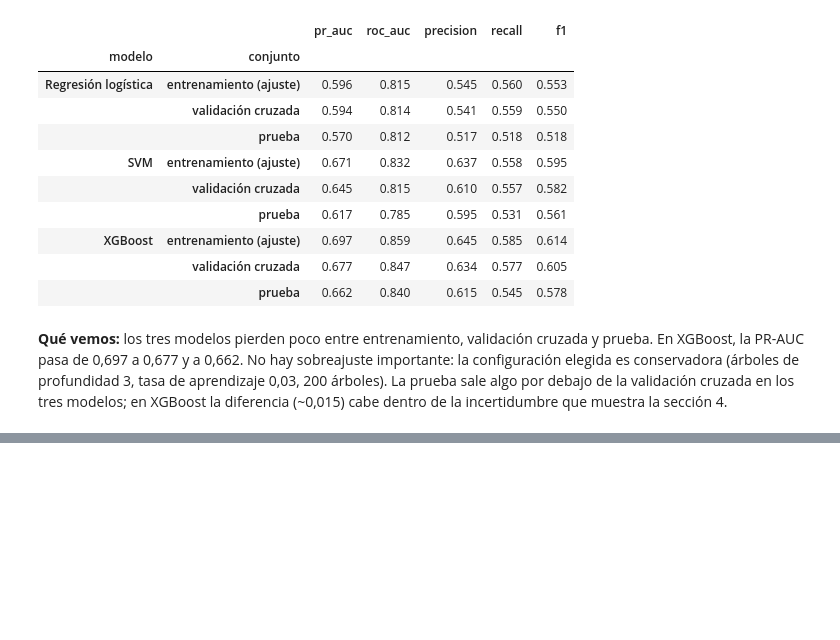
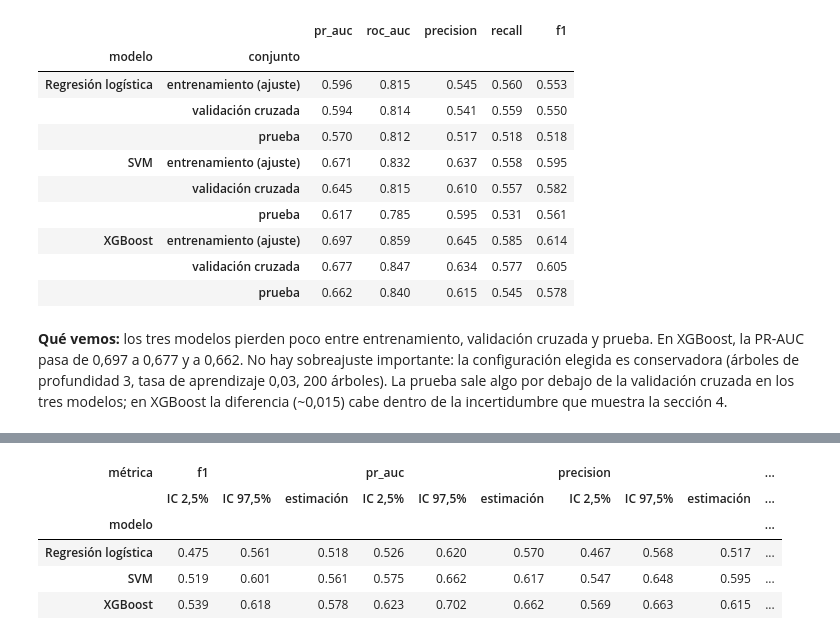
Before and after one commit to Danielfts/MINE-ciencia-de-datos, a Jupyter notebook: Taller 2/notebooks/05_evaluacion.ipynb, the cells around one changed output, grey strips where cells are left out. Drawn from its saved outputs; the diff is of its cells as text; code cells hidden in the pictures; blank space fills up the shorter version.

```diff
--- a/Taller 2/notebooks/05_evaluacion.ipynb
+++ b/Taller 2/notebooks/05_evaluacion.ipynb
@@ -255,0 +263,32 @@ tres modelos; en XGBoost la diferencia (\~0,015) cabe dentro de la incertidumbre
+# %%
+rng = np.random.default_rng(SEMILLA)
+yt = y_test.to_numpy()
+idx_boot = rng.integers(0, len(yt), size=(B, len(yt)))
+METRICAS_BOOT = ['pr_auc', 'roc_auc', 'precision', 'recall', 'f1']
+
+def bootstrap(prob, umbral):
+    pred = (prob >= umbral).astype(int)
+    res = np.empty((B, len(METRICAS_BOOT)))
+    for b, idx in enumerate(idx_boot):
+        yy, pp, dd = yt[idx], prob[idx], pred[idx]
+        res[b] = [average_precision_score(yy, pp), roc_auc_score(yy, pp), precision_score(yy, dd, zero_division=0),
+                  recall_score(yy, dd), f1_score(yy, dd)]
+    return pd.DataFrame(res, columns=METRICAS_BOOT)
+
+boot = {n: bootstrap(prob_test[n], UMBRALES[n]) for n in NOMBRES}
+
+filas = []
+for n in NOMBRES:
+    obs = metricas(y_test, prob_test[n], UMBRALES[n])
+    for m in METRICAS_BOOT:
+        inf, sup = np.percentile(boot[n][m], [2.5, 97.5])
+        filas.append({'modelo': n, 'métrica': m, 'estimación': obs[m], 'IC 2,5%': inf, 'IC 97,5%': sup})
+ic = pd.DataFrame(filas).set_index(['modelo', 'métrica'])
+display(ic.unstack('métrica').swaplevel(axis=1).sort_index(axis=1, level=0).round(3))
+# %% [output]
+| métrica | f1 |  |  | pr_auc |  |  | precision |  |  | ... |
+|  | IC 2,5% | IC 97,5% | estimación | IC 2,5% | IC 97,5% | estimación | IC 2,5% | IC 97,5% | estimación | ... |
+| modelo |  |  |  |  |  |  |  |  |  | ... |
+| Regresión logística | 0.475 | 0.561 | 0.518 | 0.526 | 0.620 | 0.570 | 0.467 | 0.568 | 0.517 | ... |
+| SVM | 0.519 | 0.601 | 0.561 | 0.575 | 0.662 | 0.617 | 0.547 | 0.648 | 0.595 | ... |
+| XGBoost | 0.539 | 0.618 | 0.578 | 0.623 | 0.702 | 0.662 | 0.569 | 0.663 | 0.615 | ... |
```
Also changed, not shown: parts of 8 cells of this notebook, 1 other file.
